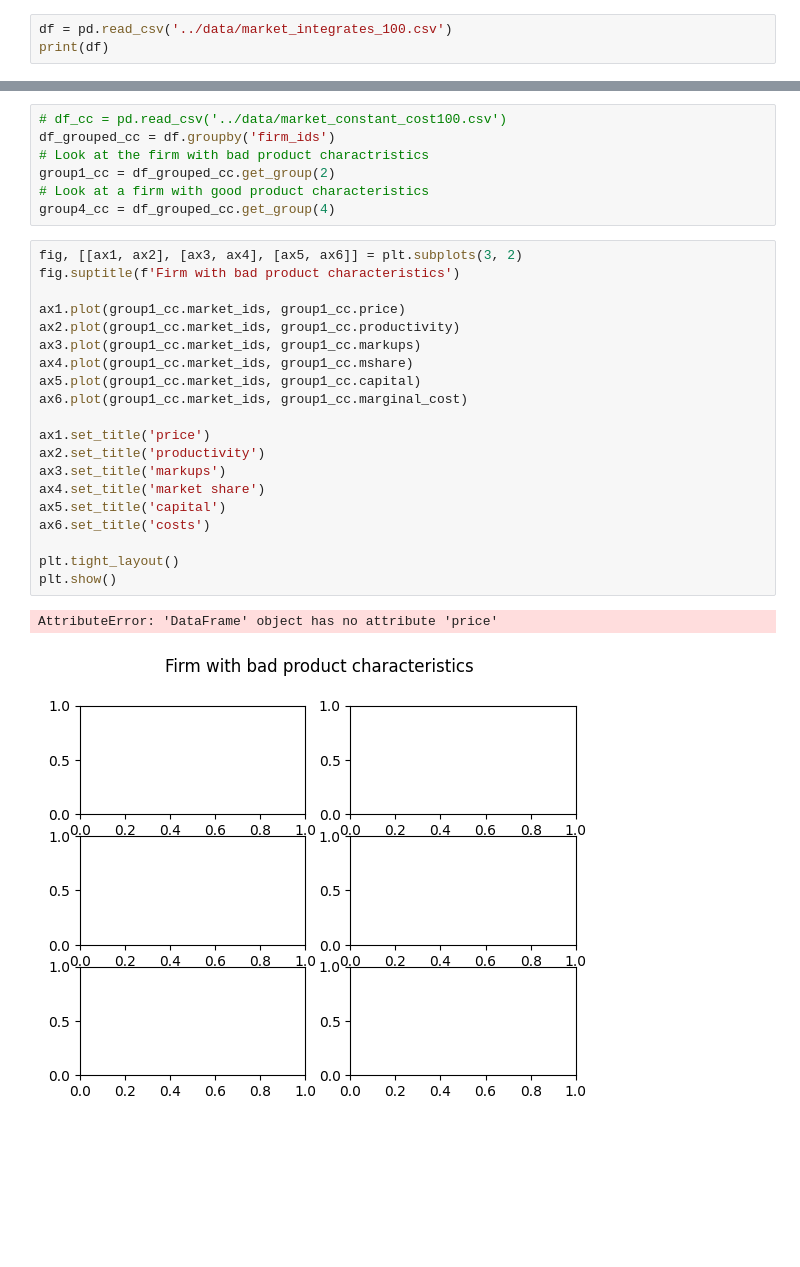
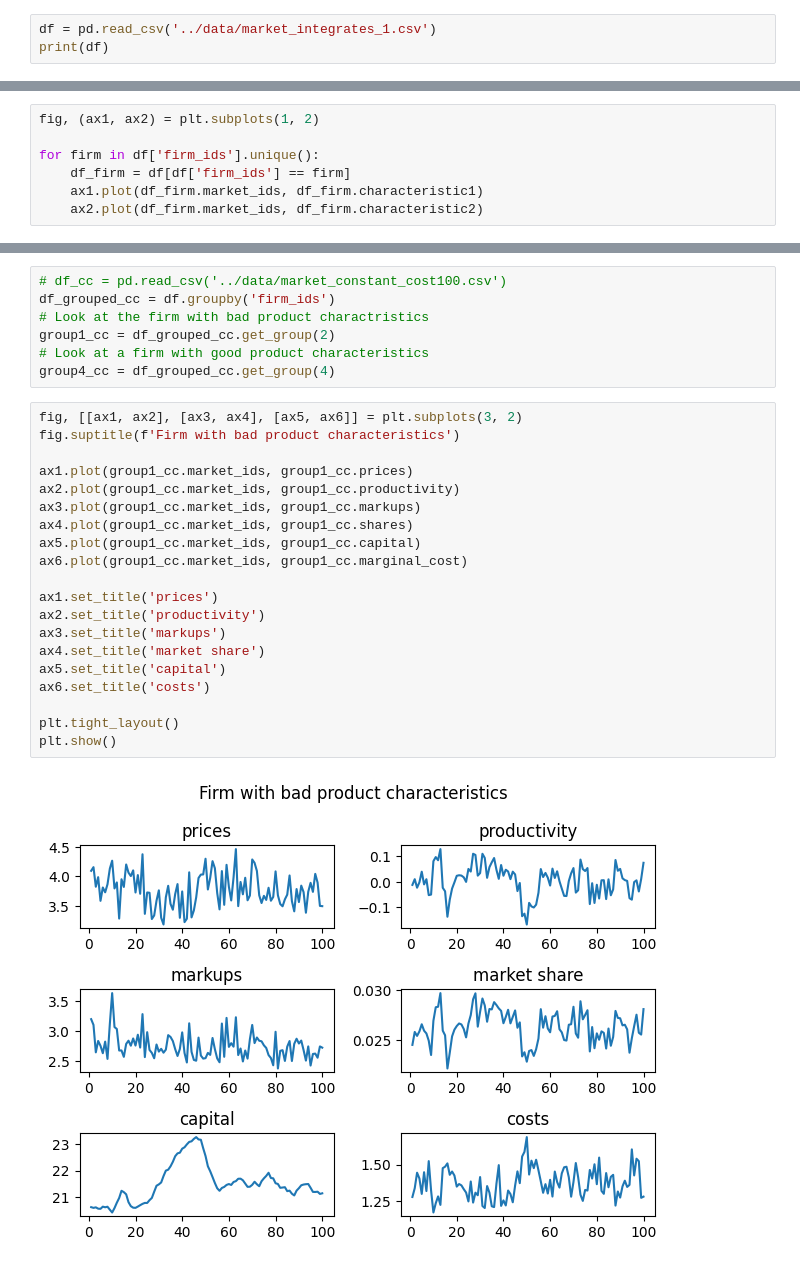
Before and after one commit to anuscabc/markdown_estimation, a Jupyter notebook: plots/plot_single_run_integrated.ipynb, the cells around one changed output, grey strips where cells are left out. Saved outputs shown, nothing was run; the diff lists cells and outputs as text; blank space fills up the shorter version.

```diff
--- a/plots/plot_single_run_integrated.ipynb
+++ b/plots/plot_single_run_integrated.ipynb
@@ -3,7 +3,7 @@ import pandas as pd
 import matplotlib.pyplot as plt
 import seaborn as sns
 # %%
-df = pd.read_csv('../data/market_integrates_100.csv')
+df = pd.read_csv('../data/market_integrates_1.csv')
 print(df)
 # %% [output]
      market_ids  firm_ids  characteristic1  characteristic2    prices  \
@@ -32,0 +26,7 @@ print(df)
+# %%
+fig, (ax1, ax2) = plt.subplots(1, 2)
+
+for firm in df['firm_ids'].unique():
+    df_firm = df[df['firm_ids'] == firm]
+    ax1.plot(df_firm.market_ids, df_firm.characteristic1)
+    ax2.plot(df_firm.market_ids, df_firm.characteristic2)
@@ -70,26 +72,25 @@ group4_cc = df_grouped_cc.get_group(4)
 # %%
 fig, [[ax1, ax2], [ax3, ax4], [ax5, ax6]] = plt.subplots(3, 2)
 fig.suptitle(f'Firm with bad product characteristics')
 
-ax1.plot(group1_cc.market_ids, group1_cc.price)
+ax1.plot(group1_cc.market_ids, group1_cc.prices)
 ax2.plot(group1_cc.market_ids, group1_cc.productivity)
 ax3.plot(group1_cc.market_ids, group1_cc.markups)
-ax4.plot(group1_cc.market_ids, group1_cc.mshare)
+ax4.plot(group1_cc.market_ids, group1_cc.shares)
 ax5.plot(group1_cc.market_ids, group1_cc.capital)
 ax6.plot(group1_cc.market_ids, group1_cc.marginal_cost)
 
-ax1.set_title('price')
+ax1.set_title('prices')
 ax2.set_title('productivity')
 ax3.set_title('markups')
 ax4.set_title('market share')
 ax5.set_title('capital')
 ax6.set_title('costs')
 
 plt.tight_layout()
 plt.show()
 # %% [output]
-AttributeError: 'DataFrame' object has no attribute 'price'
-[figure, old version]
+[figure, new version]
 # %%
 fig, [[ax1, ax2], [ax3, ax4], [ax5, ax6]] = plt.subplots(3, 2)
 fig.suptitle(f'Firm with good product characteristicsimage.png')
```
Also changed, not shown: parts of 6 cells of this notebook, 5 other files.
